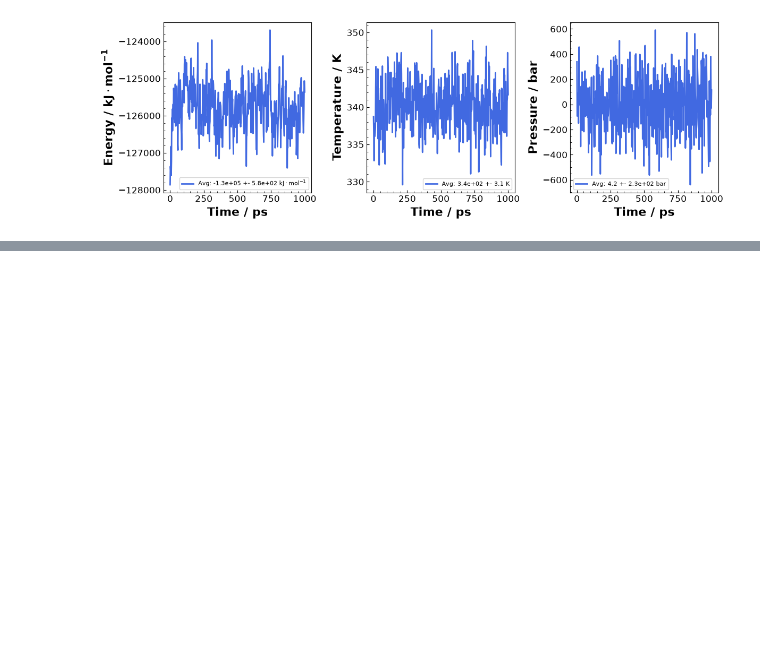
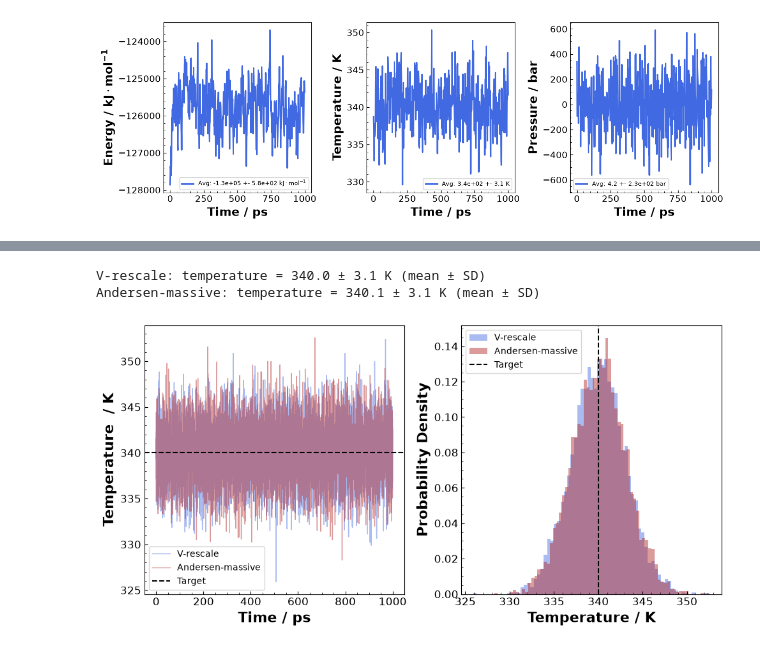
Before and after one commit to allexandre97/gromacs-tutorial, a Jupyter notebook: Exercises.ipynb, the cells around one changed output, grey strips where cells are left out. Drawn from its saved outputs; the diff is of its cells as text; code cells hidden in the pictures; blank space fills up the shorter version.

Commit message:
Wrote exercise 2

```diff
--- a/Exercises.ipynb
+++ b/Exercises.ipynb
@@ -551,0 +628,49 @@ for ax_i in ax:
+# %%
+temp_vrescale = np.loadtxt('exercise-2/results/nvt_vrescale_temperature.xvg', comments=('#', '@'))
+temp_andersen = np.loadtxt('exercise-2/results/nvt_andersen_temperature.xvg', comments=('#', '@'))
+
+colors = {
+    "V-rescale":"royalblue",
+    "Andersen-massive":"firebrick"
+}
+
+fig, ax = plt.subplots(1, 2, figsize=(10, 5), layout='tight')
+for name, data in [('V-rescale', temp_vrescale), ('Andersen-massive', temp_andersen)]:
+    ax[0].plot(data[:, 0], data[:, 1], lw=1, label=name, color = colors[name], alpha = 0.45)
+    ax[1].hist(data[:, 1], bins=int(np.sqrt(len(data))), density=True,
+               alpha=0.45, label=name, color = colors[name])
+    print(f'{name}: temperature = {data[:, 1].mean():.1f} ± {data[:, 1].std(ddof=1):.1f} K (mean ± SD)')
+
+ax[0].axhline(340, color='black', ls='--', label='Target')
+ax[1].axvline(340, color='black', ls='--', label='Target')
+
+ax[0].set_xlabel(
+    "Time / ps",
+    fontsize = 16, fontweight = "bold"
+)
+ax[1].set_xlabel(
+    "Temperature / K",
+    fontsize = 16, fontweight = "bold"
+)
+
+ax[0].set_ylabel(
+    "Temperature  / K",
+    fontsize = 16, fontweight = "bold"
+)
+ax[1].set_ylabel(
+    "Probability Density",
+    fontsize = 16, fontweight = "bold"
+)
+
+for axis in ax:
+    axis.minorticks_on()
+    axis.tick_params(
+        which = "both",
+        direction = "in",
+        labelsize = 12
+    )
+    axis.legend(fontsize = 10)
+# %% [output]
+V-rescale: temperature = 340.0 ± 3.1 K (mean ± SD)
+Andersen-massive: temperature = 340.1 ± 3.1 K (mean ± SD)
+[figure, added]
```
Also changed, not shown: parts of 19 cells of this notebook, 25 other files.
